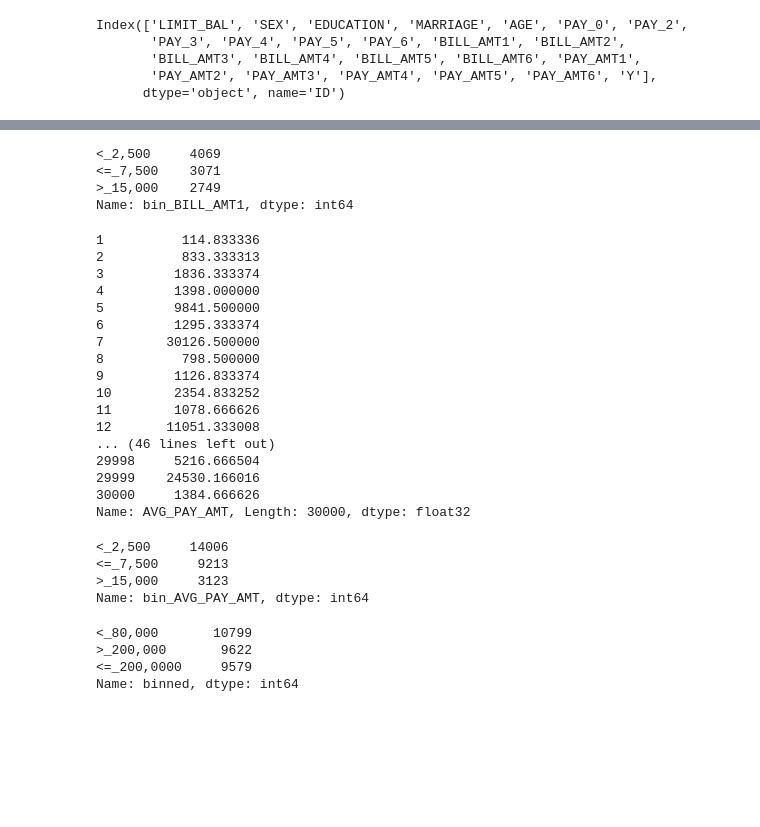
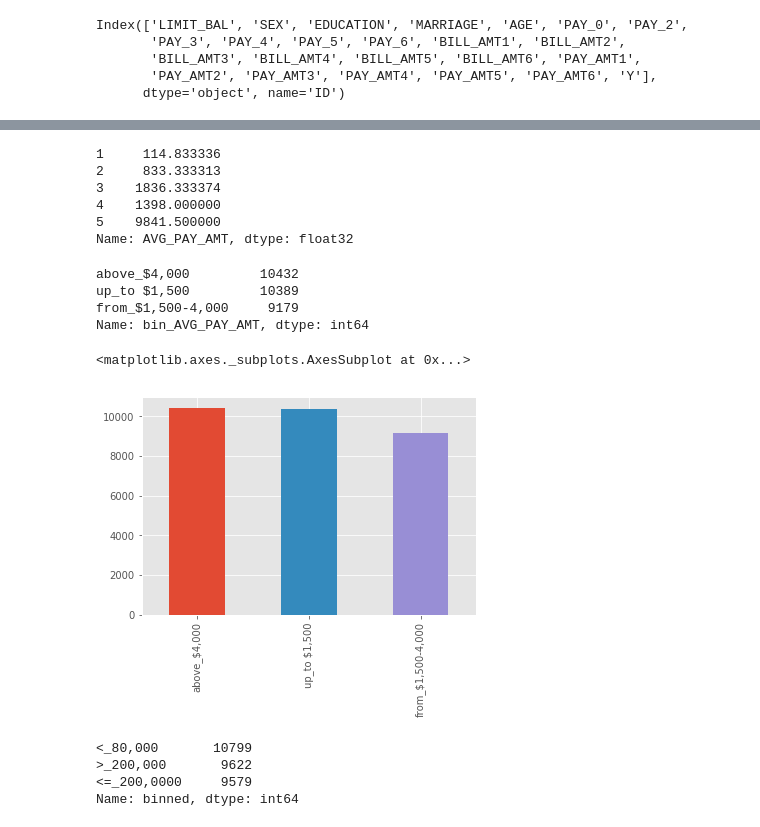
Before and after one commit to BA545-SP2019/2019-competition2-3-musketeers, a Jupyter notebook: Stuart/K_Means-Stuart.ipynb, the cells around one changed output, grey strips where cells are left out. Saved outputs shown, nothing was run; the diff lists cells and outputs as text; code cells hidden in the pictures; blank space fills up the shorter version.

```diff
--- a/Stuart/K_Means-Stuart.ipynb
+++ b/Stuart/K_Means-Stuart.ipynb
@@ -138,54 +178,37 @@ memory usage: 4.3+ MB
+# %%
+# Create AVG_PAY_AMT
+
+df['AVG_PAY_AMT'] = ((df.PAY_AMT1 + df.PAY_AMT2 + df.PAY_AMT3 + df.PAY_AMT4 + df.PAY_AMT5 + df.PAY_AMT6)/6)
+
+
+print((df['AVG_PAY_AMT']).head())
+# %% [output]
+1     114.833336
+2     833.333313
+3    1836.333374
+4    1398.000000
+5    9841.500000
+Name: AVG_PAY_AMT, dtype: float32
 # %%
 ## Bin the AVG_PAY_AMT column and replace with Logical variables
 
-labels = ["<_2,500", "<=_7,500", ">_15,000"]
-bins = [0, 2500, 7500, 15000]
-df['bin_BILL_AMT1'] = pd.cut(df['BILL_AMT1'], bins, labels = labels)
-print(df['bin_BILL_AMT1'].value_counts())
-df = df.join(pd.get_dummies(df['bin_BILL_AMT1'], prefix = 'BILL_AMT1'))
+labels = ["up_to $1,500", "from_$1,500-4,000", "above_$4,000"]
+bins = [-165579, 1500, 4000, 2500000]
+df['bin_AVG_PAY_AMT'] = pd.cut(df['AVG_PAY_AMT'], bins, labels = labels)
+print(df['bin_AVG_PAY_AMT'].value_counts())
+df = df.join(pd.get_dummies(df['bin_AVG_PAY_AMT'], prefix = 'AVG_PAY_AMT'))
 # %% [output]
-<_2,500     4069
-<=_7,500    3071
->_15,000    2749
-Name: bin_BILL_AMT1, dtype: int64
+above_$4,000         10432
+up_to $1,500         10389
+from_$1,500-4,000     9179
+Name: bin_AVG_PAY_AMT, dtype: int64
-# %%
-# Create AVG_PAY_AMT
-
-df['AVG_PAY_AMT'] = ((df.PAY_AMT1 + df.PAY_AMT2 + df.PAY_AMT3 + df.PAY_AMT4 + df.PAY_AMT5 + df.PAY_AMT6)/6)
-
-
-print(df['AVG_PAY_AMT'])
-# %% [output]
-1          114.833336
-2          833.333313
-3         1836.333374
-4         1398.000000
-5         9841.500000
-6         1295.333374
-7        30126.500000
-8          798.500000
-9         1126.833374
-10        2354.833252
-11        1078.666626
-12       11051.333008
-... (46 lines left out)
-29998     5216.666504
-29999    24530.166016
-30000     1384.666626
-Name: AVG_PAY_AMT, Length: 30000, dtype: float32
-# %%
-## Bin the AVG_PAY_AMT column and replace with Logical variables
-
-labels = ["<_2,500", "<=_7,500", ">_15,000"]
-bins = [0, 2500, 7500, 15000]
-df['bin_AVG_PAY_AMT'] = pd.cut(df['AVG_PAY_AMT'], bins, labels = labels)
-print(df['bin_AVG_PAY_AMT'].value_counts())
-df = df.join(pd.get_dummies(df['bin_AVG_PAY_AMT'], prefix = 'AVG_PAY_AMT'))
-# %% [output]
-<_2,500     14006
-<=_7,500     9213
->_15,000     3123
-Name: bin_AVG_PAY_AMT, dtype: int64
+# %%
+# Bar chart of the bins used for AVG_PAY_AMT
+
+df['bin_AVG_PAY_AMT'].value_counts().plot(kind = "bar")
+# %% [output]
+<matplotlib.axes._subplots.AxesSubplot at 0x...>
+[figure, added]
 # %%
 ## Bin the LIMIT BAL column and replace with Logical variables
 
```
Also changed, not shown: parts of 23 cells of this notebook.
